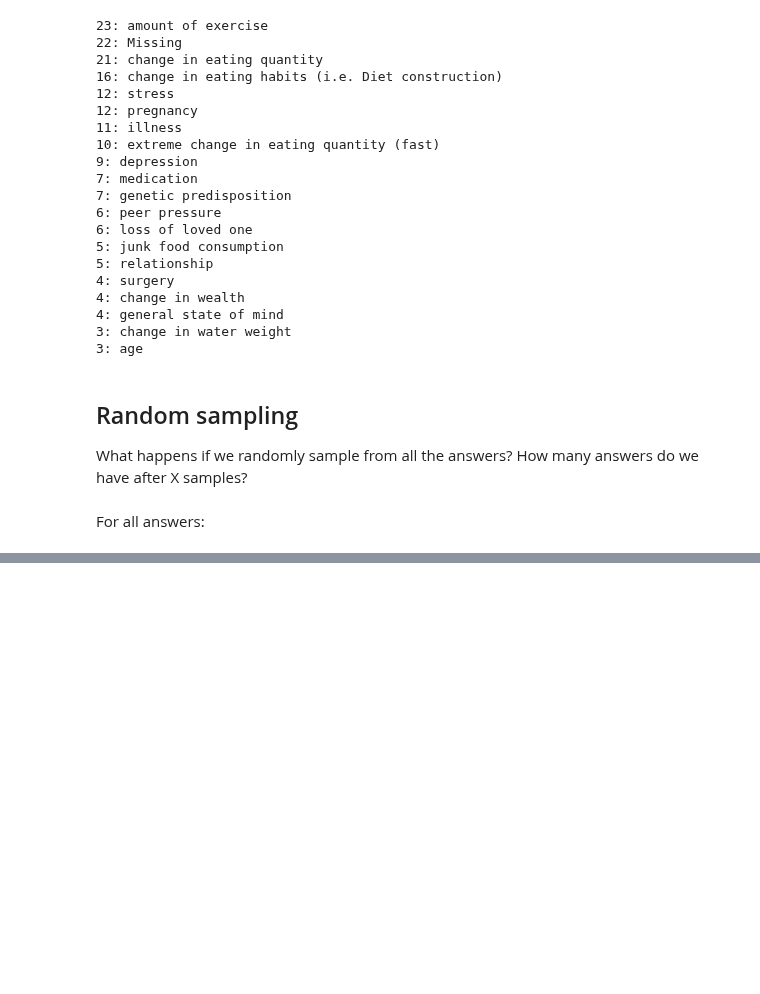
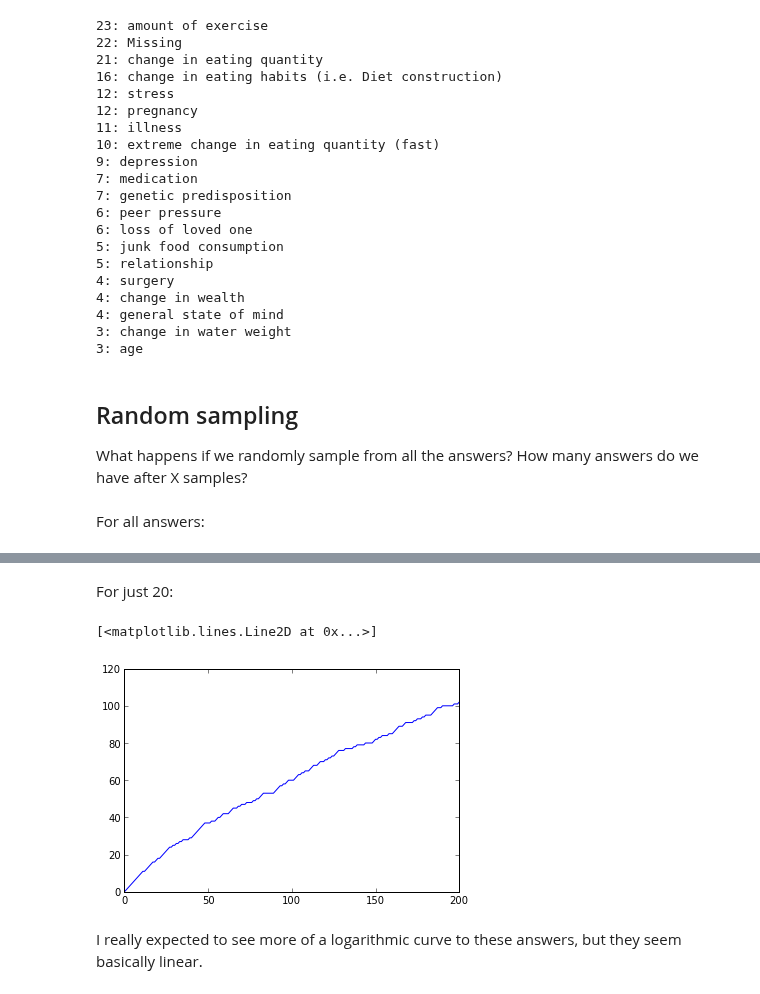
Before and after one commit to filkry/crowbrain, a Jupyter notebook: exps/000_pilot1_analysis.ipynb, the cells around one changed output, grey strips where cells are left out. Saved outputs shown, nothing was run; the diff lists cells and outputs as text; code cells hidden in the pictures; blank space fills up the shorter version.

```diff
--- a/exps/000_pilot1_analysis.ipynb
+++ b/exps/000_pilot1_analysis.ipynb
@@ -106,0 +125,12 @@ NameError: name 'plot' is not defined
+# %% [markdown]
+For just 20:
+# %%
+twts = [ans for worker in conditions[20]
+            for ans in conditions[20][worker]]
+
+plot(num_answers_after_samples(twts))
+# %% [output]
+[<matplotlib.lines.Line2D at 0x...>]
+[figure, added]
+# %% [markdown]
+I really expected to see more of a logarithmic curve to these answers, but they seem basically linear.
```
Also changed, not shown: parts of 6 cells of this notebook, 1 other file.
